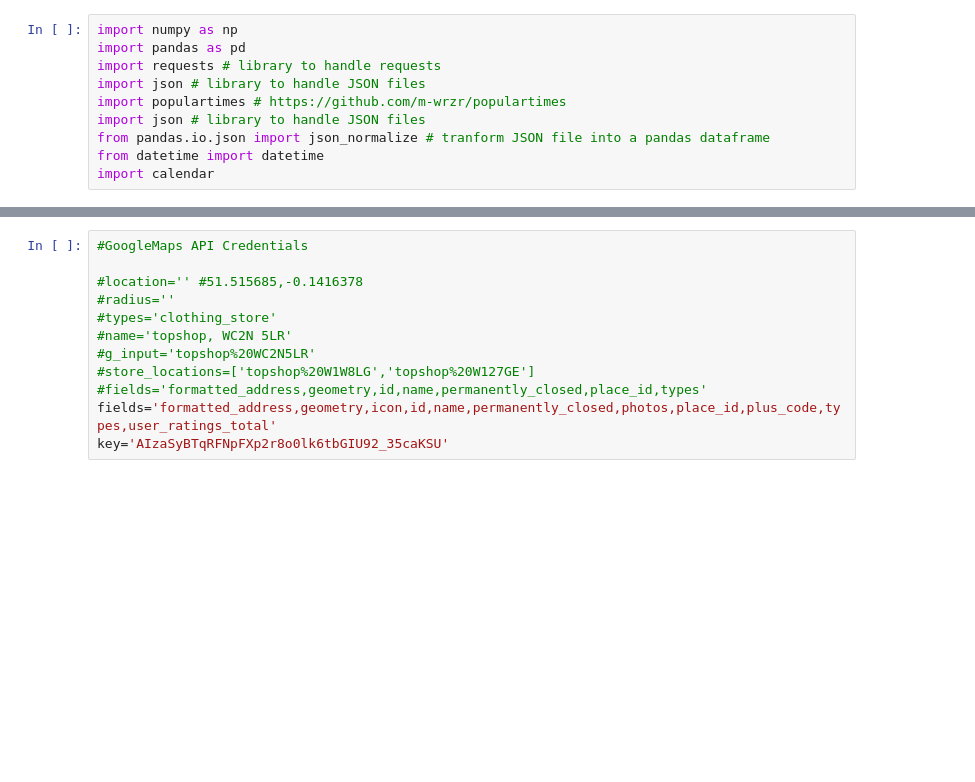
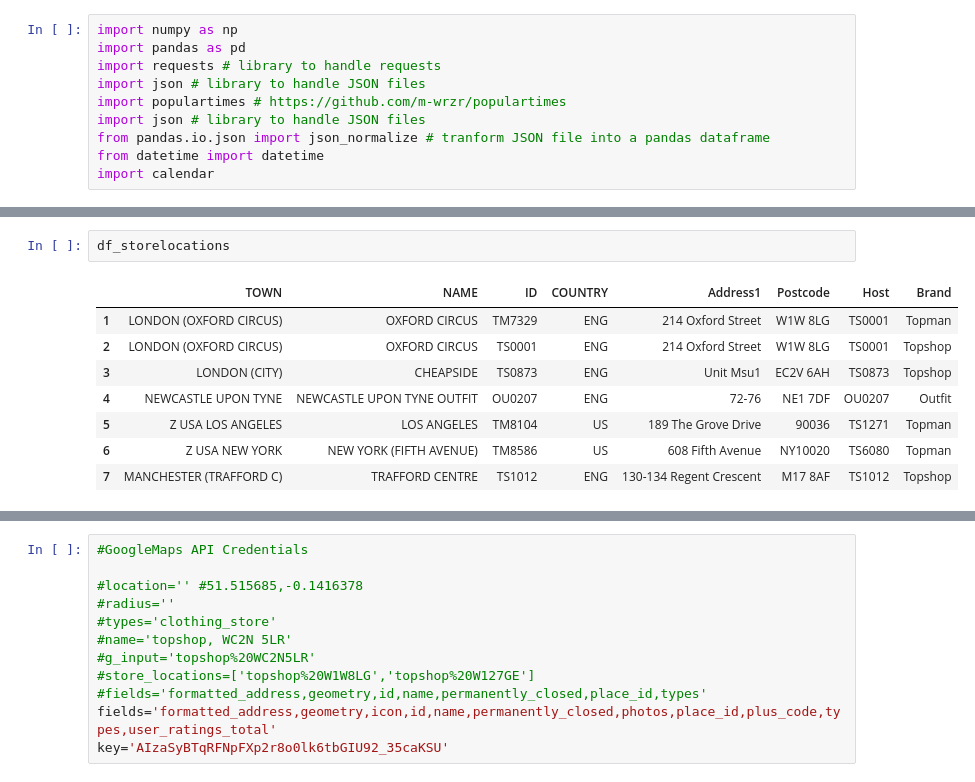
Before and after one commit to ninjananjo/Clothing-Store-Competition, a Jupyter notebook: Store Popular Times.ipynb, the cells around one changed output, grey strips where cells are left out. Drawn from its saved outputs; the diff is of its cells as text; blank space fills up the shorter version.

```diff
--- a/Store Popular Times.ipynb
+++ b/Store Popular Times.ipynb
@@ -40 +55,12 @@ df_storelocations = df_storelocations[df_storelocations['ID'].str.startswith("TS
+# %%
+df_storelocations
+# %% [output]
+|  | TOWN | NAME | ID | COUNTRY | Address1 | Postcode | Host | Brand |
+| 1 | LONDON (OXFORD CIRCUS) | OXFORD CIRCUS | TM7329 | ENG | 214 Oxford Street | W1W 8LG | TS0001 | Topman |
+| 2 | LONDON (OXFORD CIRCUS) | OXFORD CIRCUS | TS0001 | ENG | 214 Oxford Street | W1W 8LG | TS0001 | Topshop |
+| 3 | LONDON (CITY) | CHEAPSIDE | TS0873 | ENG | Unit Msu1 | EC2V 6AH | TS0873 | Topshop |
+| 4 | NEWCASTLE UPON TYNE | NEWCASTLE UPON TYNE OUTFIT | OU0207 | ENG | 72-76 | NE1 7DF | OU0207 | Outfit |
+| 5 | Z USA LOS ANGELES | LOS ANGELES | TM8104 | US | 189 The Grove Drive | 90036 | TS1271 | Topman |
+| 6 | Z USA NEW YORK | NEW YORK (FIFTH AVENUE) | TM8586 | US | 608 Fifth Avenue | NY10020 | TS6080 | Topman |
+| 7 | MANCHESTER (TRAFFORD C) | TRAFFORD CENTRE | TS1012 | ENG | 130-134 Regent Crescent | M17 8AF | TS1012 | Topshop |
 # %%
```
Also changed, not shown: parts of 10 cells of this notebook.
